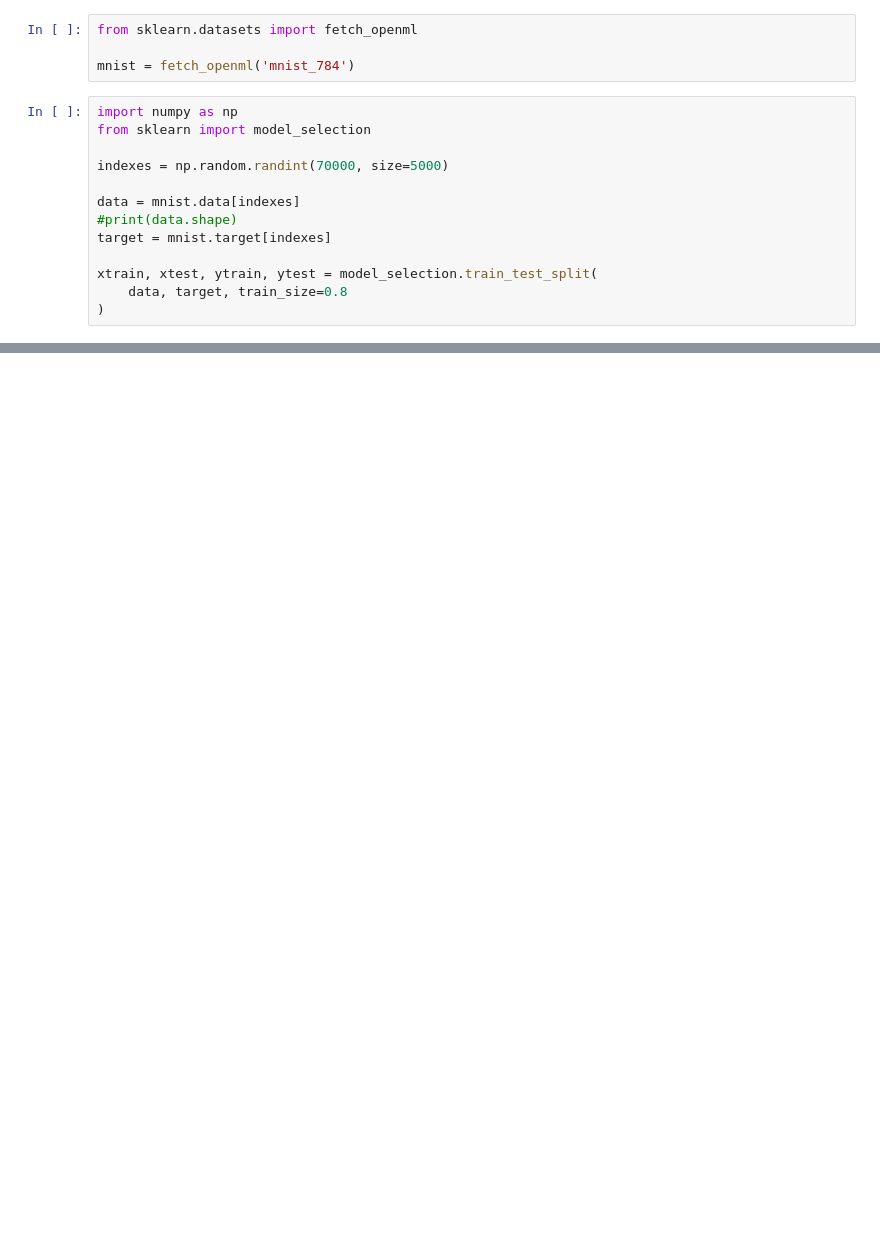
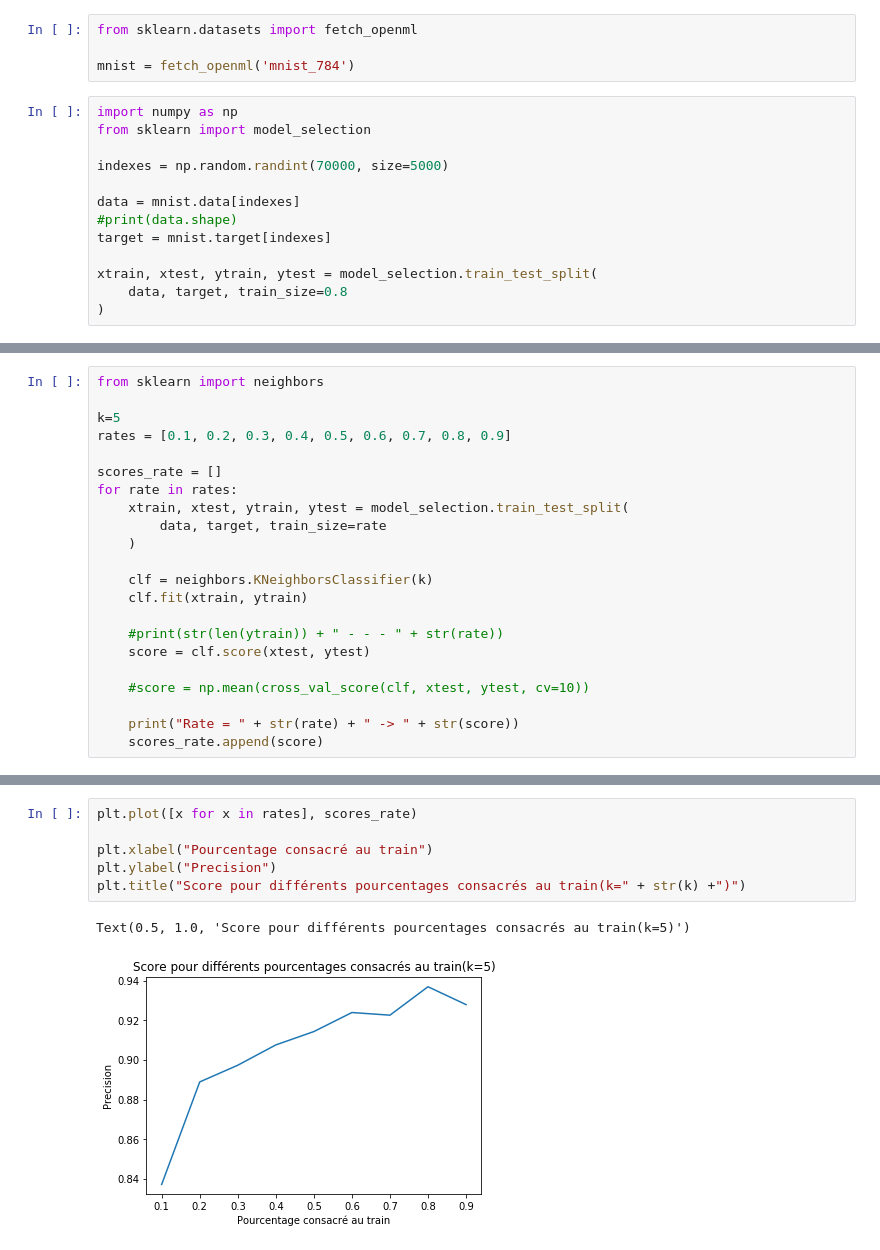
Before and after one commit to pierremrg/apprentissage, a Jupyter notebook: TP1_prog2.ipynb, the cells around one changed output, grey strips where cells are left out. Cells and saved outputs as stored; diff of their text form; blank space fills up the shorter version.

```diff
--- a/TP1_prog2.ipynb
+++ b/TP1_prog2.ipynb
@@ -156,0 +128,22 @@ for train_index, test_index in kf.split(xtrain):
+# %%
+from sklearn import neighbors
+
+k=5
+rates = [0.1, 0.2, 0.3, 0.4, 0.5, 0.6, 0.7, 0.8, 0.9]
+
+scores_rate = []
+for rate in rates:
+    xtrain, xtest, ytrain, ytest = model_selection.train_test_split(
+        data, target, train_size=rate
+    )
+
+    clf = neighbors.KNeighborsClassifier(k)
+    clf.fit(xtrain, ytrain)
+
+    #print(str(len(ytrain)) + " - - - " + str(rate))
+    score = clf.score(xtest, ytest)
+
+    #score = np.mean(cross_val_score(clf, xtest, ytest, cv=10))
+
+    print("Rate = " + str(rate) + " -> " + str(score))
+    scores_rate.append(score)
@@ -156,0 +160,9 @@ for train_index, test_index in kf.split(xtrain):
+# %%
+plt.plot([x for x in rates], scores_rate)
+
+plt.xlabel("Pourcentage consacré au train")
+plt.ylabel("Precision")
+plt.title("Score pour différents pourcentages consacrés au train(k=" + str(k) +")")
+# %% [output]
+Text(0.5, 1.0, 'Score pour différents pourcentages consacrés au train(k=5)')
+[figure, added]
```
Also changed, not shown: parts of 16 cells of this notebook.
